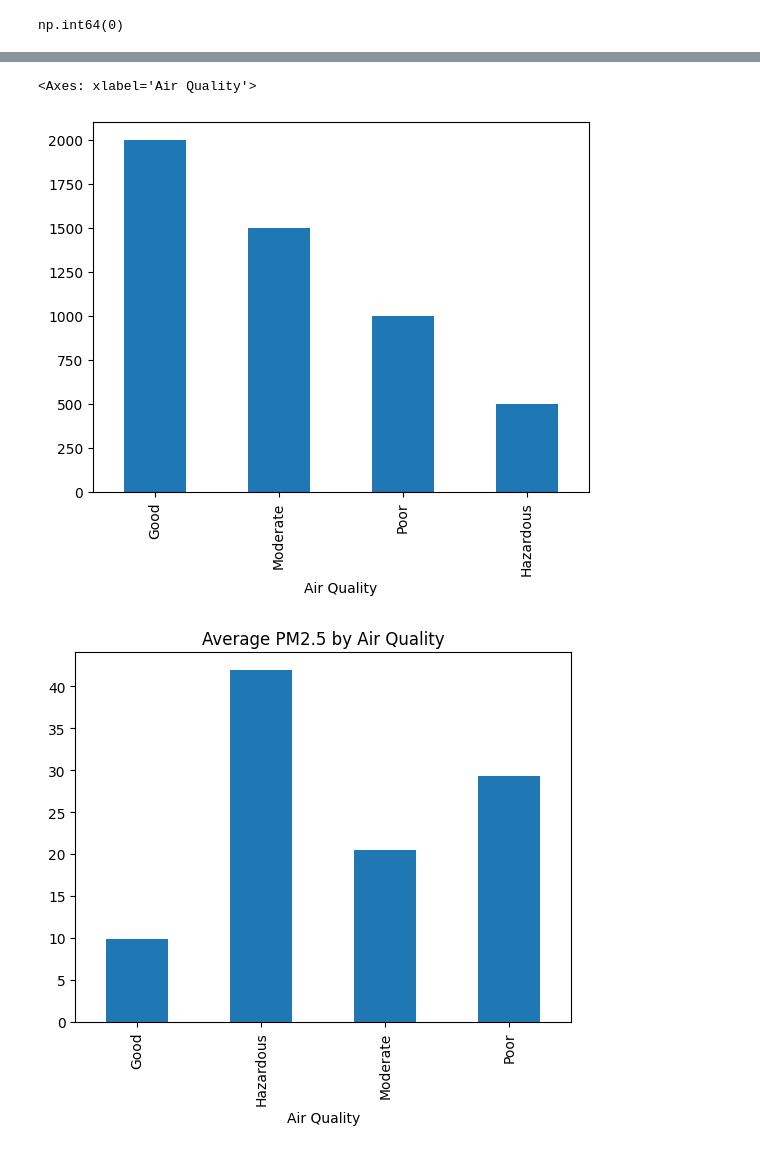
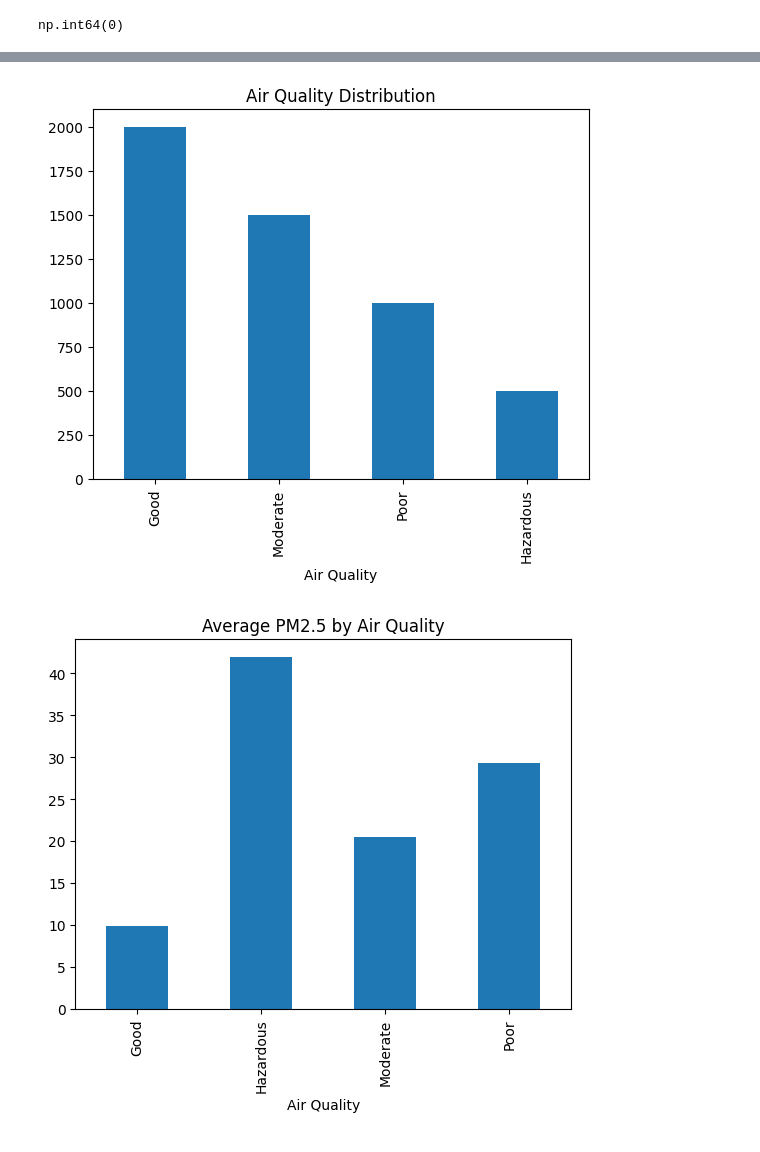
Before and after one commit to kriti123680/Air-Pollution-Analysis, a Jupyter notebook: notebook/pollution_analysis.ipynb, the cells around one changed output, grey strips where cells are left out. Drawn from its saved outputs; the diff is of its cells as text; code cells hidden in the pictures.

```diff
--- a/notebook/pollution_analysis.ipynb
+++ b/notebook/pollution_analysis.ipynb
@@ -78,7 +94,9 @@ np.int64(0)
 # %%
+#EDA
 import matplotlib.pyplot as plt
 df["Air Quality"].value_counts().plot(kind="bar")
+plt.title("Air Quality Distribution")
+plt.show()
 # %% [output]
-<Axes: xlabel='Air Quality'>
-[figure, old version]
+[figure, new version]
 # %%
```
Also changed, not shown: parts of 23 cells of this notebook, 2 other files.
